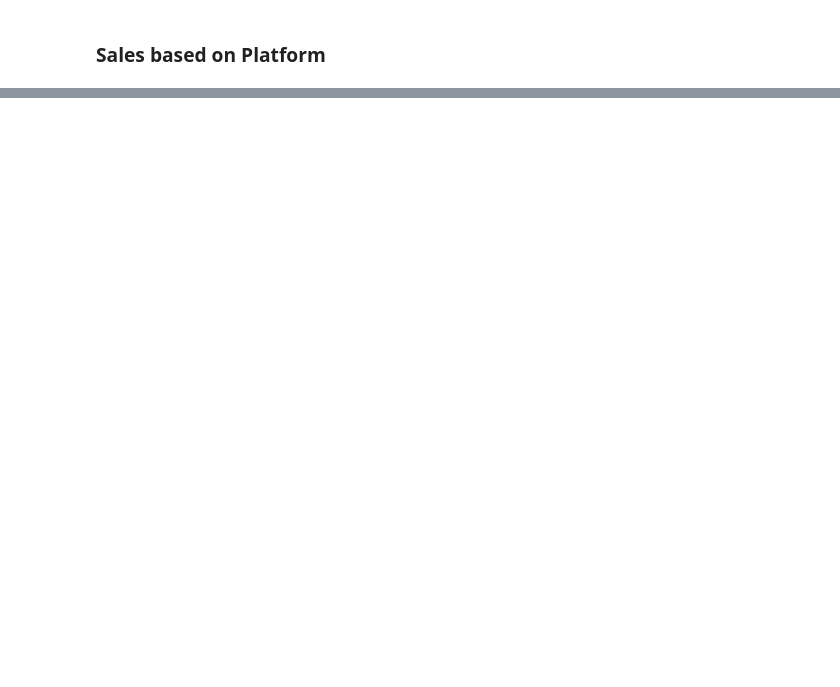
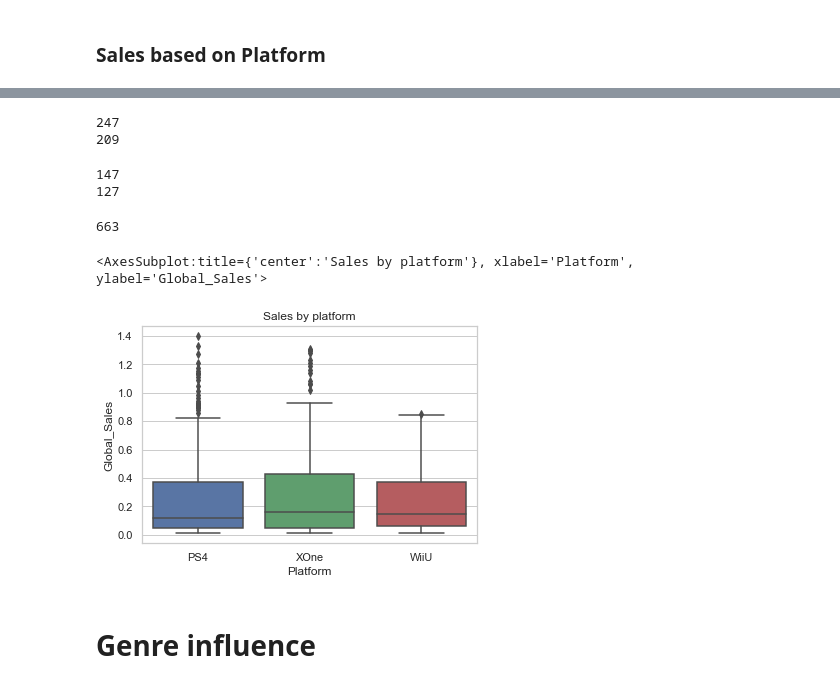
Before and after one commit to migueldf/data-storytelling, a Jupyter notebook: main.ipynb, the cells around one changed output, grey strips where cells are left out. Drawn from its saved outputs; the diff is of its cells as text; code cells hidden in the pictures; blank space fills up the shorter version.

```diff
--- a/main.ipynb
+++ b/main.ipynb
@@ -206,3 +209,0 @@ last_gen_df = df[df['Platform'].isin(['PS2', 'XOne', 'WiiU'])]
-# %%
-sns.set_theme(style="whitegrid")
-ax = sns.boxplot(x=last_gen_df.Platform, y=last_gen_df.Global_Sales, data=last_gen_df.Name)
@@ -241,0 +241,67 @@ x = x[x.between(x.quantile(.15), x.quantile(.85))] # without outliers
+# %%
+xbox = df[df['Platform']=='XOne']
+xbox = xbox[['Name','Global_Sales','Platform']]
+
+estadisticos_xbox = xbox.describe().transpose()
+estadisticos_xbox['IQR'] = estadisticos_xbox['75%'] - estadisticos_xbox['25%']
+
+xbox_outliers = pd.DataFrame(columns=xbox.columns)
+
+for col in estadisticos_xbox.index:
+    iqr = estadisticos_xbox.at[col, 'IQR']
+    corte = iqr
+    lower = estadisticos_xbox.at[col, '25%'] - corte
+    upper = estadisticos_xbox.at[col, '75%'] + corte
+    resultados = xbox[(xbox[col] < lower) | (xbox[col]>upper)].copy()
+    xbox_outliers = xbox_outliers.append(resultados)
+
+xbox_sin_outliers = pd.merge(xbox,xbox_outliers, indicator=True, how='outer').query('_merge=="left_only"').drop('_merge', axis=1)
+
+print(len(xbox))
+print(len(xbox_sin_outliers))
+# %% [output]
+247
+209
+# %%
+wiiu = df[df['Platform']=='WiiU']
+wiiu = wiiu[['Name','Global_Sales','Platform']]
+
+estadisticos_wiiu = wiiu.describe().transpose()
+estadisticos_wiiu['IQR'] = estadisticos_wiiu['75%'] - estadisticos_wiiu['25%']
+
+wiiu_outliers = pd.DataFrame(columns=wiiu.columns)
+
+for col in estadisticos_wiiu.index:
+    iqr = estadisticos_wiiu.at[col, 'IQR']
+    corte = iqr
+    lower = estadisticos_wiiu.at[col, '25%'] - iqr
+    upper = estadisticos_wiiu.at[col, '75%'] + iqr
+    resultados = wiiu[(wiiu[col] < lower) | (wiiu[col]>upper)].copy()
+    wiiu_outliers = wiiu_outliers.append(resultados)
+
+wiiu_sin_outliers = pd.merge(wiiu,wiiu_outliers, indicator=True, how='outer').query('_merge=="left_only"').drop('_merge', axis=1)
+
+print(len(wiiu))
+print(len(wiiu_sin_outliers))
+# %% [output]
+147
+127
+# %%
+last_gen_clean = pd.concat([ps4_sin_outliers, xbox_sin_outliers, wiiu_sin_outliers])
+
+len(last_gen_clean)
+# %% [output]
+663
+# %%
+plt.xlabel('Platform')
+plt.ylabel('Sales')
+plt.grid(b=None, which='major', axis='x')
+plt.title("Sales by platform")
+
+my_pal = {"PS4": "b", "XOne": "g", "WiiU":"r"}
+sns.boxplot(x=last_gen_clean.Platform, y=last_gen_clean.Global_Sales, data=last_gen_clean.Name, palette=my_pal)
+# %% [output]
+<AxesSubplot:title={'center':'Sales by platform'}, xlabel='Platform', ylabel='Global_Sales'>
+[figure, added]
+# %% [markdown]
+# Genre influence
```
Also changed, not shown: parts of 16 cells of this notebook.
